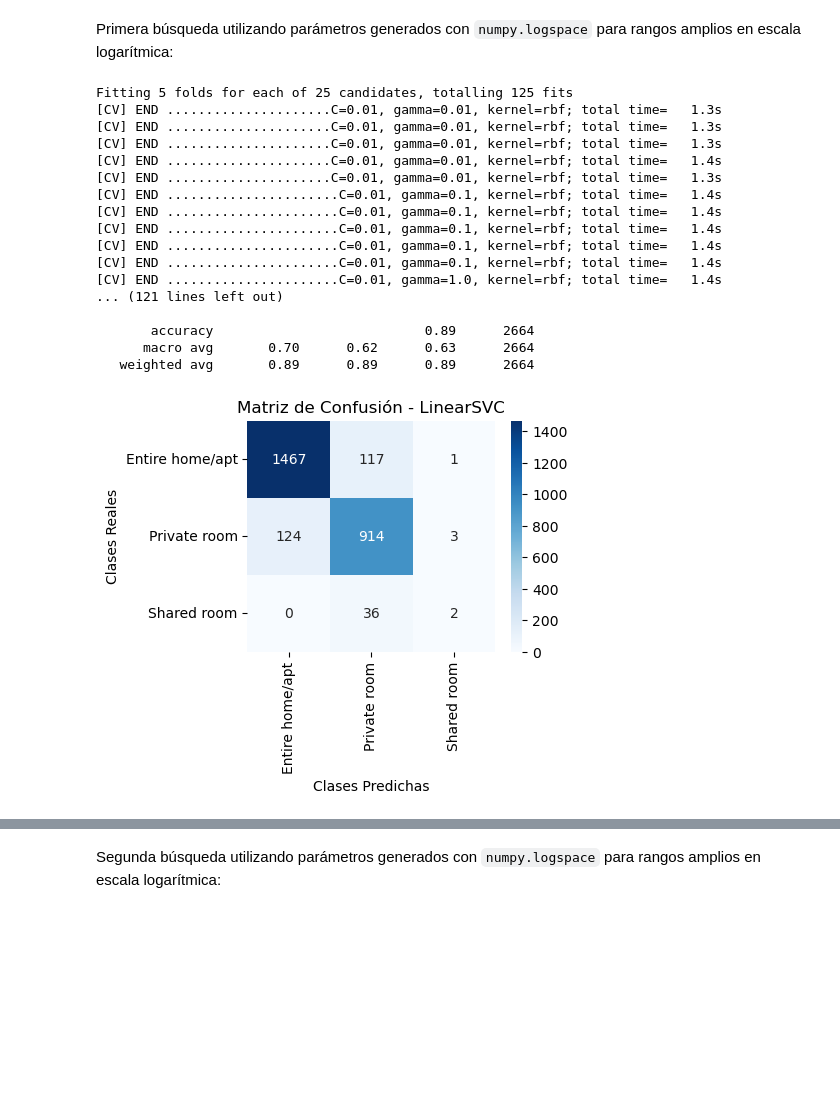
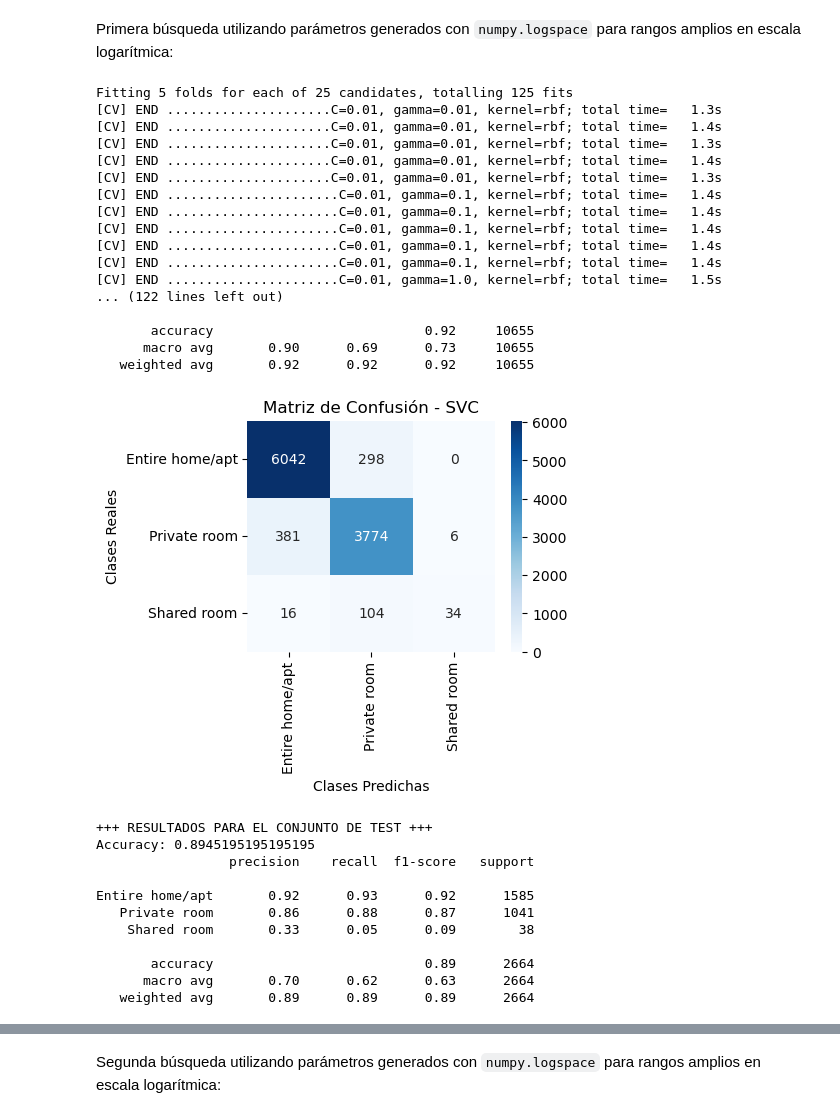
Before and after one commit to Ubikitina/machine-learning-projects, a Jupyter notebook: Actividad 3/Actividad 3.ipynb, the cells around one changed output, grey strips where cells are left out. Saved outputs shown, nothing was run; the diff lists cells and outputs as text; code cells hidden in the pictures; blank space fills up the shorter version.

```diff
--- a/Actividad 3/Actividad 3.ipynb
+++ b/Actividad 3/Actividad 3.ipynb
@@ -314,48 +471,74 @@ Afinar el modelo `SVC` anterior ajustando los hiperparámetros usando el kernel
 # %% [markdown]
 Primera búsqueda utilizando parámetros generados con `numpy.logspace` para rangos amplios en escala logarítmica:
 # %%
-from sklearn.model_selection import GridSearchCV
-np.set_printoptions(precision=6)
-
 param_grid = {
     'C': np.logspace(-2, 2, 5),  # Rango de 10^-2 a 10^2 (5 valores logarítmicos)
     'gamma': np.logspace(-2, 2, 5),
     'kernel': ['rbf']
 }
-grid = GridSearchCV(SVC(), param_grid, refit=True, verbose=2)
+grid = GridSearchCV(SVC(random_state=42, kernel='rbf', gamma='scale', C=1), param_grid, refit=True, verbose=2)
 grid.fit(X_train_set_preprocessed, y_train_set.values.ravel())
 
-# Mejor estimador y evaluación
+# Mejor estimador
 print("Best Parameters:", grid.best_params_)
 best_model = grid.best_estimator_
+
+# Evaluación para el conjunto de Entrenamiento
+print("+++ RESULTADOS PARA EL CONJUNTO DE ENTRENAMIENTO +++")
+y_pred = best_model.predict(X_train_set_preprocessed)
+print("Accuracy:", accuracy_score(y_train_set, y_pred))
+print(classification_report(y_train_set, y_pred))
+conf_matrix = confusion_matrix(y_train_set, y_pred)
+
+# Visualizar la matriz de confusión
+plt.figure(figsize=(4, 3))
+sns.heatmap(conf_matrix, annot=True, fmt="d", cmap="Blues", xticklabels=model.classes_, yticklabels=model.classes_)
+plt.xlabel('Clases Predichas')
+plt.ylabel('Clases Reales')
+plt.title('Matriz de Confusión - SVC')
+plt.show()
+
+# Evaluación para el conjunto de Test
+print("+++ RESULTADOS PARA EL CONJUNTO DE TEST +++")
 y_pred = best_model.predict(X_test_set_preprocessed)
 print("Accuracy:", accuracy_score(y_test_set, y_pred))
 print(classification_report(y_test_set, y_pred))
 conf_matrix = confusion_matrix(y_test_set, y_pred)
 
 # Visualizar la matriz de confusión
 plt.figure(figsize=(4, 3))
 sns.heatmap(conf_matrix, annot=True, fmt="d", cmap="Blues", xticklabels=model.classes_, yticklabels=model.classes_)
 plt.xlabel('Clases Predichas')
 plt.ylabel('Clases Reales')
-plt.title('Matriz de Confusión - LinearSVC')
+plt.title('Matriz de Confusión - SVC')
 plt.show()
 # %% [output]
 Fitting 5 folds for each of 25 candidates, totalling 125 fits
 [CV] END .....................C=0.01, gamma=0.01, kernel=rbf; total time=   1.3s
-[CV] END .....................C=0.01, gamma=0.01, kernel=rbf; total time=   1.3s
+[CV] END .....................C=0.01, gamma=0.01, kernel=rbf; total time=   1.4s
 [CV] END .....................C=0.01, gamma=0.01, kernel=rbf; total time=   1.3s
 [CV] END .....................C=0.01, gamma=0.01, kernel=rbf; total time=   1.4s
 [CV] END .....................C=0.01, gamma=0.01, kernel=rbf; total time=   1.3s
 [CV] END ......................C=0.01, gamma=0.1, kernel=rbf; total time=   1.4s
 [CV] END ......................C=0.01, gamma=0.1, kernel=rbf; total time=   1.4s
 [CV] END ......................C=0.01, gamma=0.1, kernel=rbf; total time=   1.4s
 [CV] END ......................C=0.01, gamma=0.1, kernel=rbf; total time=   1.4s
 [CV] END ......................C=0.01, gamma=0.1, kernel=rbf; total time=   1.4s
-[CV] END ......................C=0.01, gamma=1.0, kernel=rbf; total time=   1.4s
-... (121 lines left out)
+[CV] END ......................C=0.01, gamma=1.0, kernel=rbf; total time=   1.5s
+... (122 lines left out)
 
-       accuracy                           0.89      2664
-      macro avg       0.70      0.62      0.63      2664
-   weighted avg       0.89      0.89      0.89      2664
+       accuracy                           0.92     10655
+      macro avg       0.90      0.69      0.73     10655
+   weighted avg       0.92      0.92      0.92     10655
-[figure, old version]
+[figure, new version]
++++ RESULTADOS PARA EL CONJUNTO DE TEST +++
+Accuracy: 0.8945195195195195
+                 precision    recall  f1-score   support
+
+Entire home/apt       0.92      0.93      0.92      1585
+   Private room       0.86      0.88      0.87      1041
+    Shared room       0.33      0.05      0.09        38
+
+       accuracy                           0.89      2664
+      macro avg       0.70      0.62      0.63      2664
+   weighted avg       0.89      0.89      0.89      2664
```
Also changed, not shown: parts of 34 cells of this notebook.
